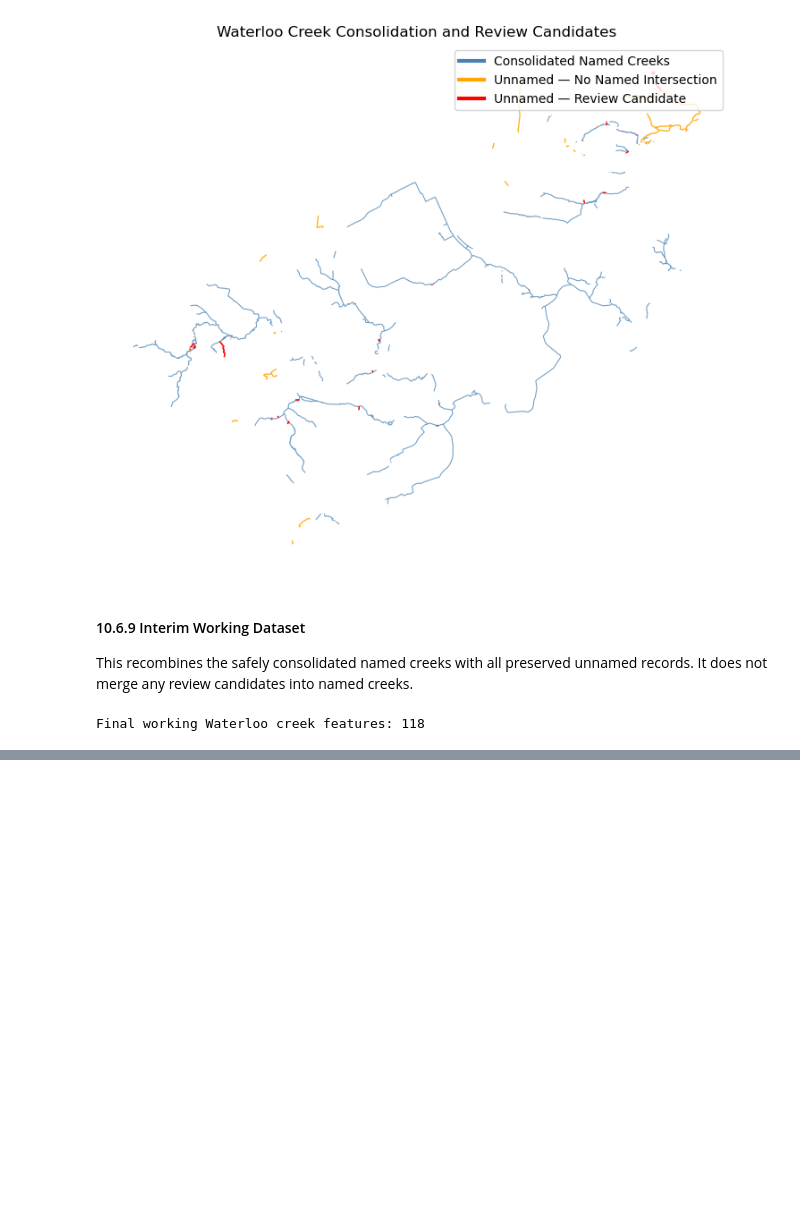
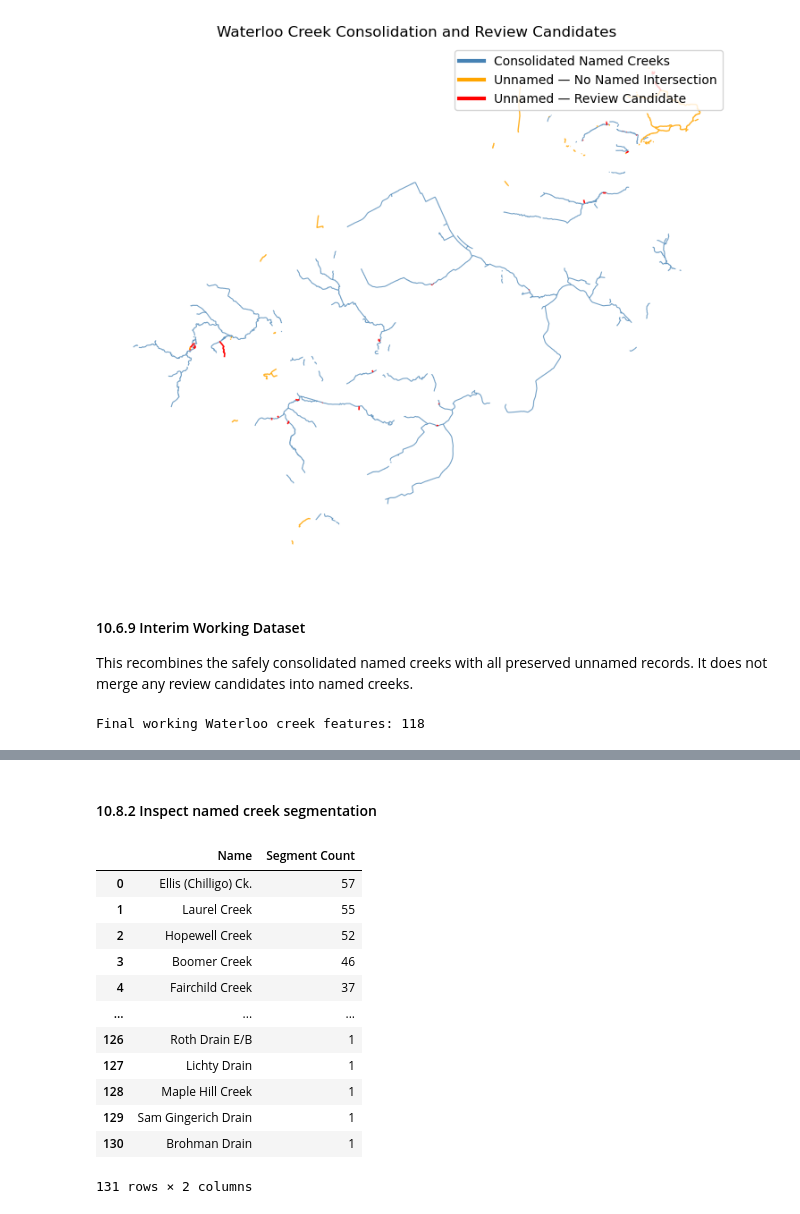
Before and after one commit to BrodyAcquilano/Jupyter-Ecology, a Jupyter notebook: Ecology/notebooks/05_Hydrography/05_02_Hydrography_Data_Integration_and_Validation.ipynb, the cells around one changed output, grey strips where cells are left out. Saved outputs shown, nothing was run; the diff lists cells and outputs as text; code cells hidden in the pictures; blank space fills up the shorter version.

```diff
--- a/Ecology/notebooks/05_Hydrography/05_02_Hydrography_Data_Integration_and_Validation.ipynb
+++ b/Ecology/notebooks/05_Hydrography/05_02_Hydrography_Data_Integration_and_Validation.ipynb
@@ -2648,0 +2808,34 @@ No uncertain geometries are merged during this stage.
+# %% [markdown]
+#### 10.8.2 Inspect named creek segmentation
+# %%
+# ============================================================
+# Inspect Regional Named Creek Segmentation
+# ============================================================
+
+regional_creek_name_counts = (
+    regional_creeks_named["Normalized Name"]
+    .value_counts()
+    .rename_axis("Name")
+    .reset_index(name="Segment Count")
+    .sort_values(
+        by="Segment Count",
+        ascending=False
+    )
+    .reset_index(drop=True)
+)
+
+display(regional_creek_name_counts)
+# %% [output]
+|  | Name | Segment Count |
+| 0 | Ellis (Chilligo) Ck. | 57 |
+| 1 | Laurel Creek | 55 |
+| 2 | Hopewell Creek | 52 |
+| 3 | Boomer Creek | 46 |
+| 4 | Fairchild Creek | 37 |
+| ... | ... | ... |
+| 126 | Roth Drain E/B | 1 |
+| 127 | Lichty Drain | 1 |
+| 128 | Maple Hill Creek | 1 |
+| 129 | Sam Gingerich Drain | 1 |
+| 130 | Brohman Drain | 1 |
+131 rows × 2 columns
```
Also changed, not shown: parts of 33 cells of this notebook.
